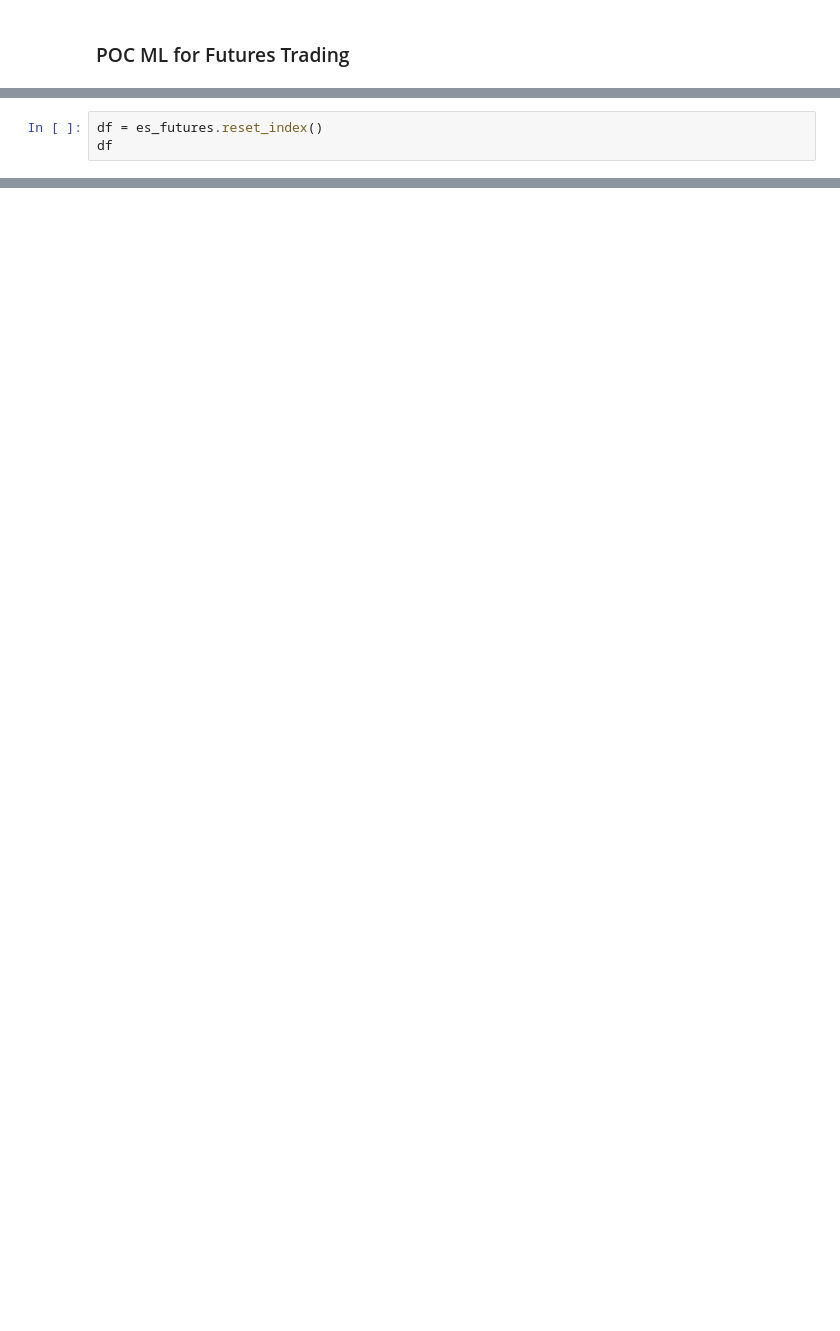
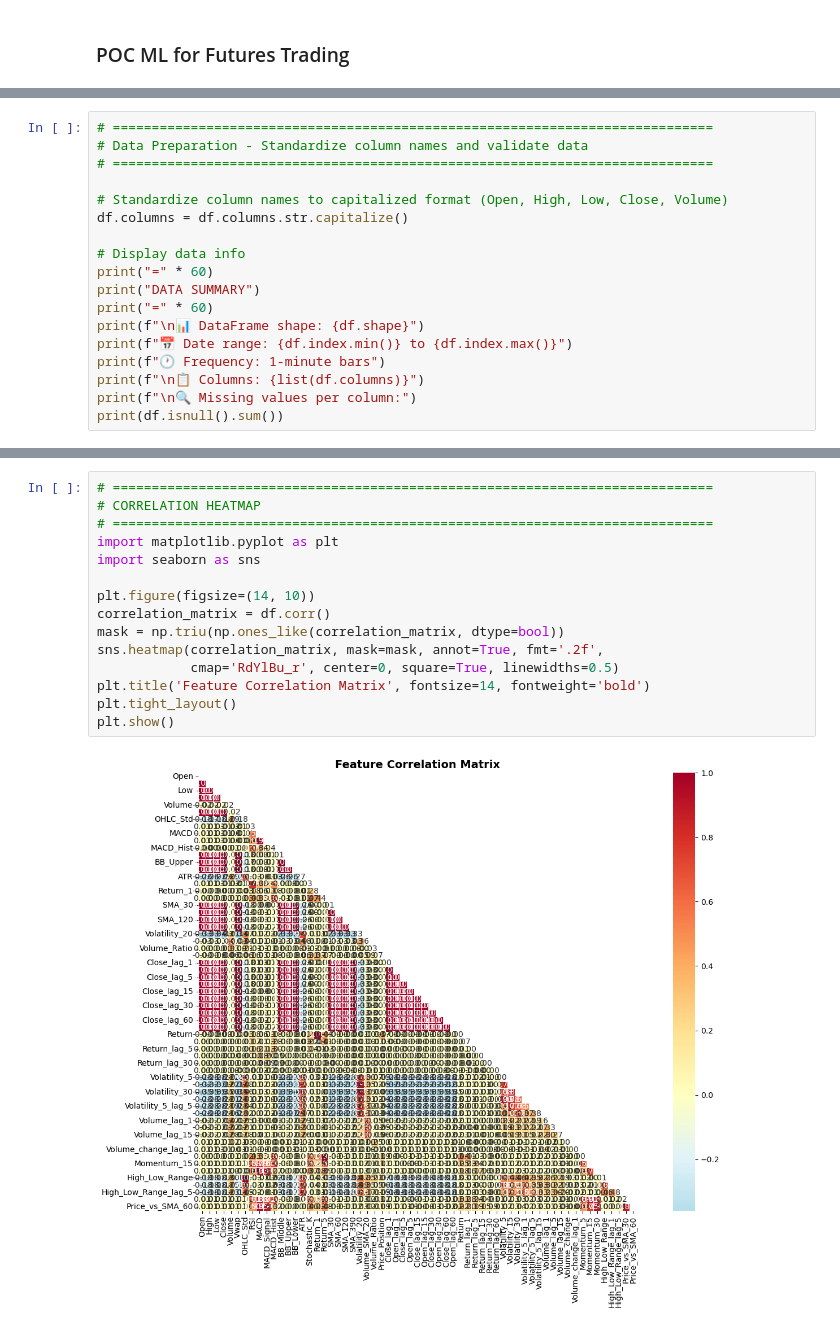
Before and after one commit to batzdom11/trading_brains, a Jupyter notebook: trading.ipynb, the cells around one changed output, grey strips where cells are left out. Drawn from its saved outputs; the diff is of its cells as text; blank space fills up the shorter version.

```diff
--- a/trading.ipynb
+++ b/trading.ipynb
@@ -99,3 +2,0 @@ None
-# %%
-df = es_futures.reset_index()
-df
@@ -144,0 +144,18 @@ Name: OHLC_Std, dtype: float64
+# %%
+# =============================================================================
+# Data Preparation - Standardize column names and validate data
+# =============================================================================
+
+# Standardize column names to capitalized format (Open, High, Low, Close, Volume)
+df.columns = df.columns.str.capitalize()
+
+# Display data info
+print("=" * 60)
+print("DATA SUMMARY")
+print("=" * 60)
+print(f"\n📊 DataFrame shape: {df.shape}")
+print(f"📅 Date range: {df.index.min()} to {df.index.max()}")
+print(f"🕐 Frequency: 1-minute bars")
+print(f"\n📋 Columns: {list(df.columns)}")
+print(f"\n🔍 Missing values per column:")
+print(df.isnull().sum())
@@ -144,0 +543,17 @@ Name: OHLC_Std, dtype: float64
+# %%
+# =============================================================================
+# CORRELATION HEATMAP
+# =============================================================================
+import matplotlib.pyplot as plt
+import seaborn as sns
+
+plt.figure(figsize=(14, 10))
+correlation_matrix = df.corr()
+mask = np.triu(np.ones_like(correlation_matrix, dtype=bool))
+sns.heatmap(correlation_matrix, mask=mask, annot=True, fmt='.2f',
+            cmap='RdYlBu_r', center=0, square=True, linewidths=0.5)
+plt.title('Feature Correlation Matrix', fontsize=14, fontweight='bold')
+plt.tight_layout()
+plt.show()
+# %% [output]
+[figure, added]
```
Also changed, not shown: parts of 47 cells of this notebook, 44 other files.
